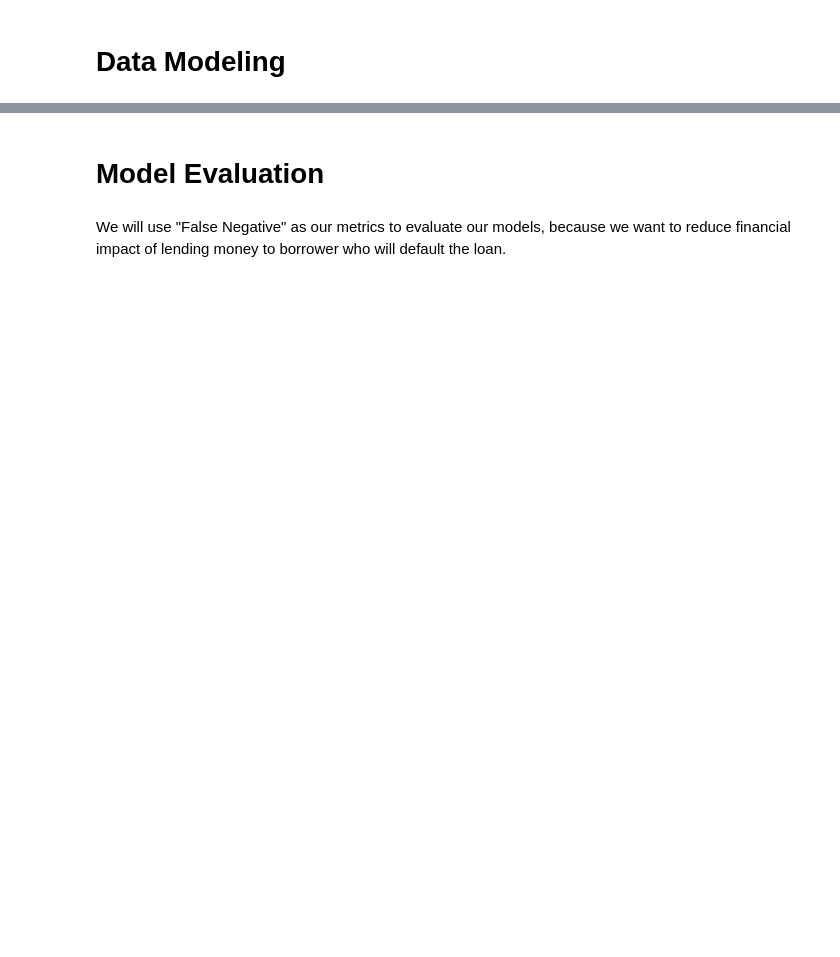
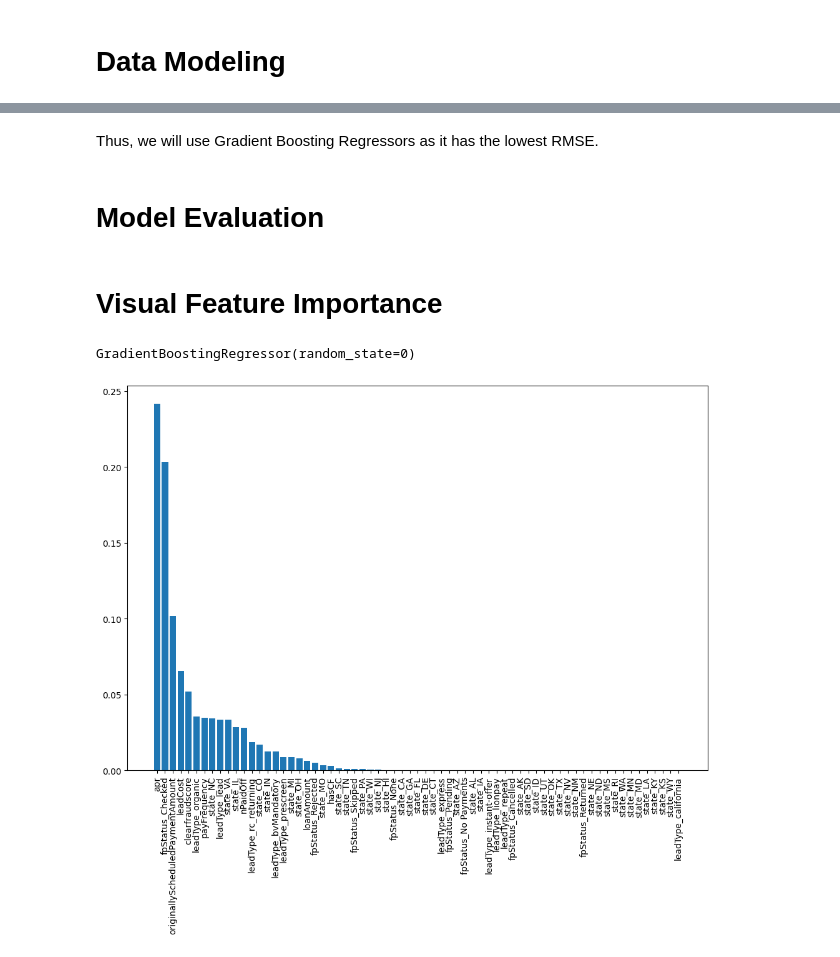
Before and after one commit to ahdeanlau/Credit_Score_Prediction, a Jupyter notebook: Exploratory_Data_analysis.ipynb, the cells around one changed output, grey strips where cells are left out. Cells and saved outputs as stored; diff of their text form; code cells hidden in the pictures; blank space fills up the shorter version.

```diff
--- a/Exploratory_Data_analysis.ipynb
+++ b/Exploratory_Data_analysis.ipynb
@@ -934,0 +1037,18 @@ modeldf.head()
+# %%
+# Initialize models
+models = {'Decision Tree Regressor': DecisionTreeRegressor(random_state=11),
+          'SVR': SVR(kernel='rbf'),
+          'Gradient Boosting Regressors': GradientBoostingRegressor(random_state=0),
+          'Neural Network': MLPRegressor(max_iter=1000, random_state=11),
+          'Random Forest Regressor': RandomForestRegressor(random_state=11)
+          }
+for name, model in models.items():
+    # Fit models to train
+    model.fit(X_train, y_train)
+    # predict on test set
+    y_pred = model.predict(X_test)
+    # Calculate root mean squared error
+    mse = mean_squared_error(y_test, y_pred)
+    rmse = np.sqrt(mse)
+    print(f'{name} RMSE: {rmse}')
+    # Plot the resulting ROC graph & calculate AUC
@@ -935,4 +1114,37 @@ modeldf.head()
+# %% [markdown]
+Thus, we will use Gradient Boosting Regressors as it has the lowest RMSE.
 # %% [markdown]
 # Model Evaluation
-# %% [markdown]
-We will use "False Negative" as our metrics to evaluate our models, because we want to reduce financial impact of lending money to borrower who will default the loan.
+# %% [markdown]
+# Visual Feature Importance
+# %%
+
+# Initialize the model
+model = GradientBoostingRegressor(random_state=0)
+
+# Fit the model
+model.fit(X_train, y_train)
+# %% [output]
+GradientBoostingRegressor(random_state=0)
+# %%
+# Visualizing the feature importances of Gradient Boosting Regressor
+# Get the feature importances
+importances = model.feature_importances_
+
+# Get the indices of the largest to smallest feature importances
+sorted_index = np.argsort(importances)[::-1]
+x = range(len(importances))
+
+# Create tick labels
+labels = np.array(X_train.columns)[sorted_index]
+plt.bar(x, importances[sorted_index], tick_label=labels)
+
+# Rotate tick labels to vertical
+plt.xticks(rotation=90)
+
+# Increase the size of the plot
+plt.rcParams['figure.figsize'] = (12, 20)
+
+plt.show()
+# %% [output]
+[figure, added]
```
Also changed, not shown: parts of 25 cells of this notebook.
